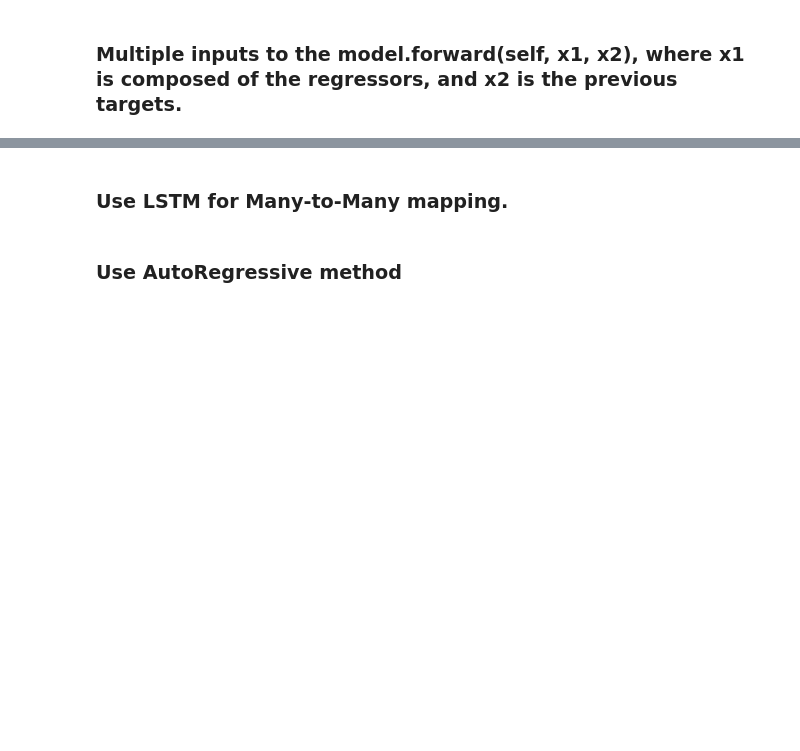
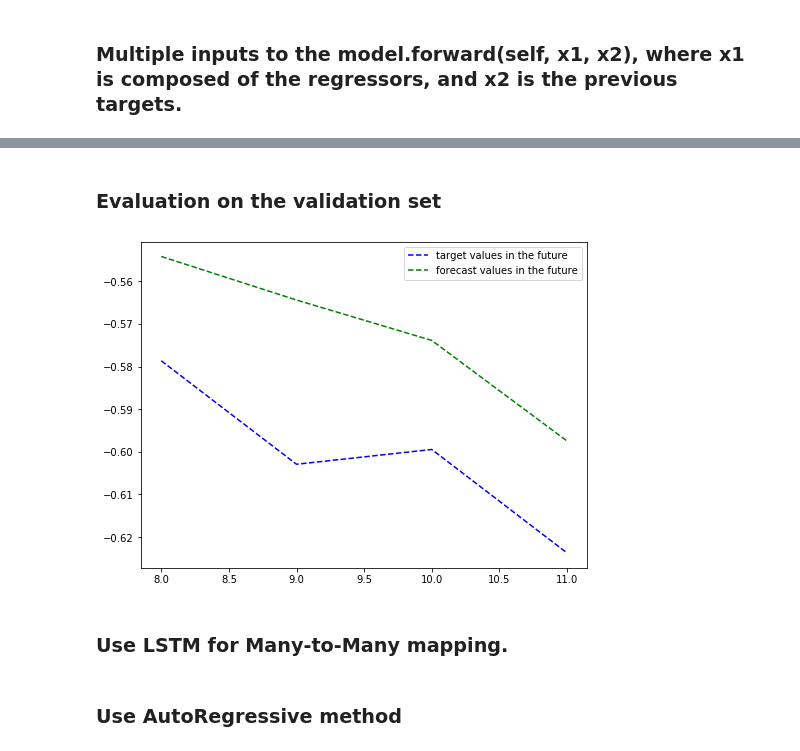
Before and after one commit to monaj07/ml, a Jupyter notebook: tsa/time_series.ipynb, the cells around one changed output, grey strips where cells are left out. Saved outputs shown, nothing was run; the diff lists cells and outputs as text; code cells hidden in the pictures; blank space fills up the shorter version.

```diff
--- a/tsa/time_series.ipynb
+++ b/tsa/time_series.ipynb
@@ -378,0 +418,5 @@ for it, (signal, past_labels, targets) in enumerate(validloader):
+# %%
+model = TSA_m2m_with_past_labels(label_width, len(feature_columns), window_size, input_width)
+lr = 0.001
+wd = 0.0005
+optimizer = torch.optim.Adam(model.parameters(), lr=lr, weight_decay=wd)
@@ -379,3 +489,27 @@ for it, (signal, past_labels, targets) in enumerate(validloader):
+# %% [markdown]
+### Evaluation on the validation set
+# %%
+model.to(device)
+model.eval()
+
+for it, (signal, past_labels, targets) in enumerate(validloader):
+    signal_reshaped = signal.permute(0, 2, 1).float().to(device)
+    past_labels_reshaped = past_labels.permute(0, 2, 1).float().to(device)
+
+    output = model(signal_reshaped, past_labels_reshaped)
+    targets = targets.view(output.size()[0], -1).float().to(device)
+    loss = F.mse_loss(output, targets)
+    num_samples += output.size()[0]
+    loss_epoch += loss.item() * output.size()[0]
+
+    plt.plot(range(window_size - label_width, window_size), targets[0].view(-1).data.numpy(),
+         color='b', linestyle='dashed', label='target values in the future')
+    plt.plot(range(window_size - label_width, window_size), output[0].view(-1).data.numpy(),
+         color='g', linestyle='dashed', label='forecast values in the future')
+    plt.legend();
+    break
+# %% [output]
+[figure, added]
 # %% [markdown]
 ### Use LSTM for Many-to-Many mapping.
 # %% [markdown]
```
Also changed, not shown: parts of 8 cells of this notebook.
